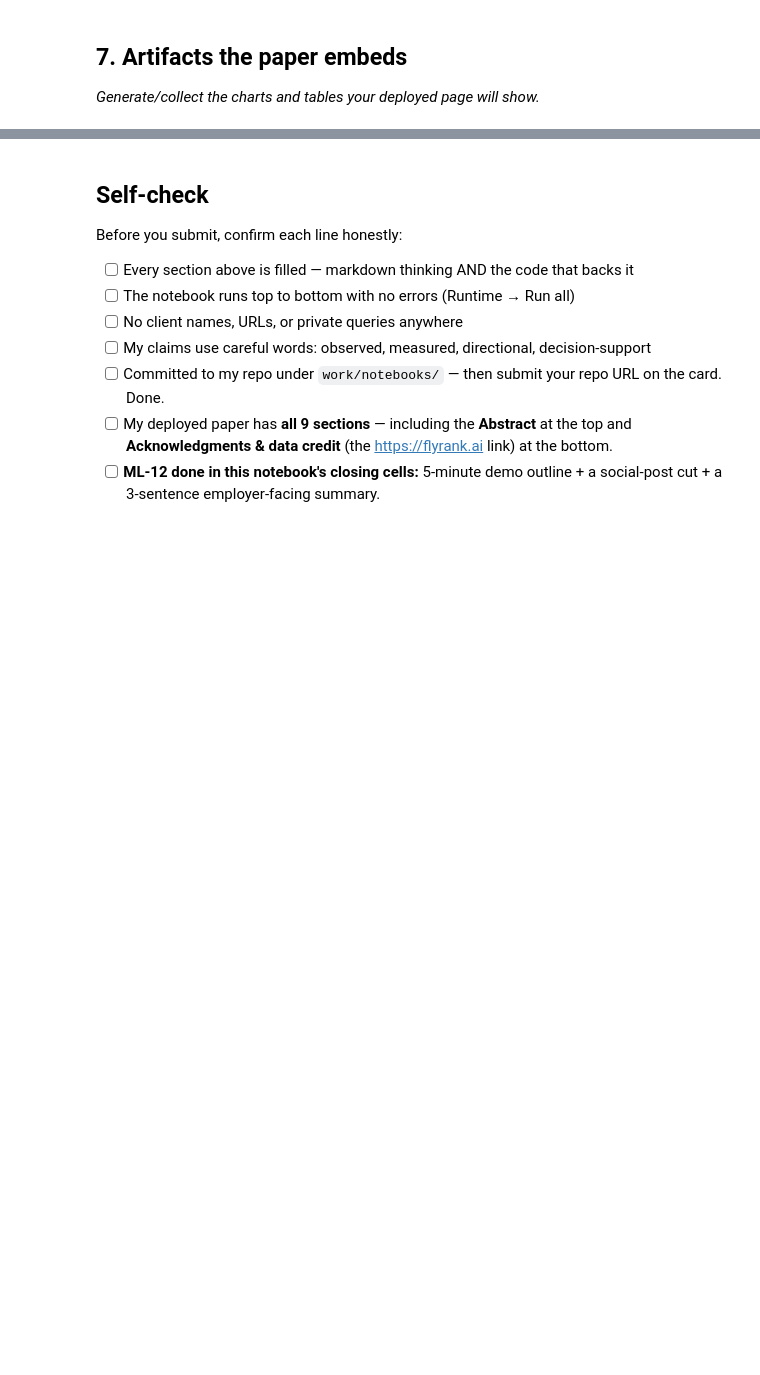
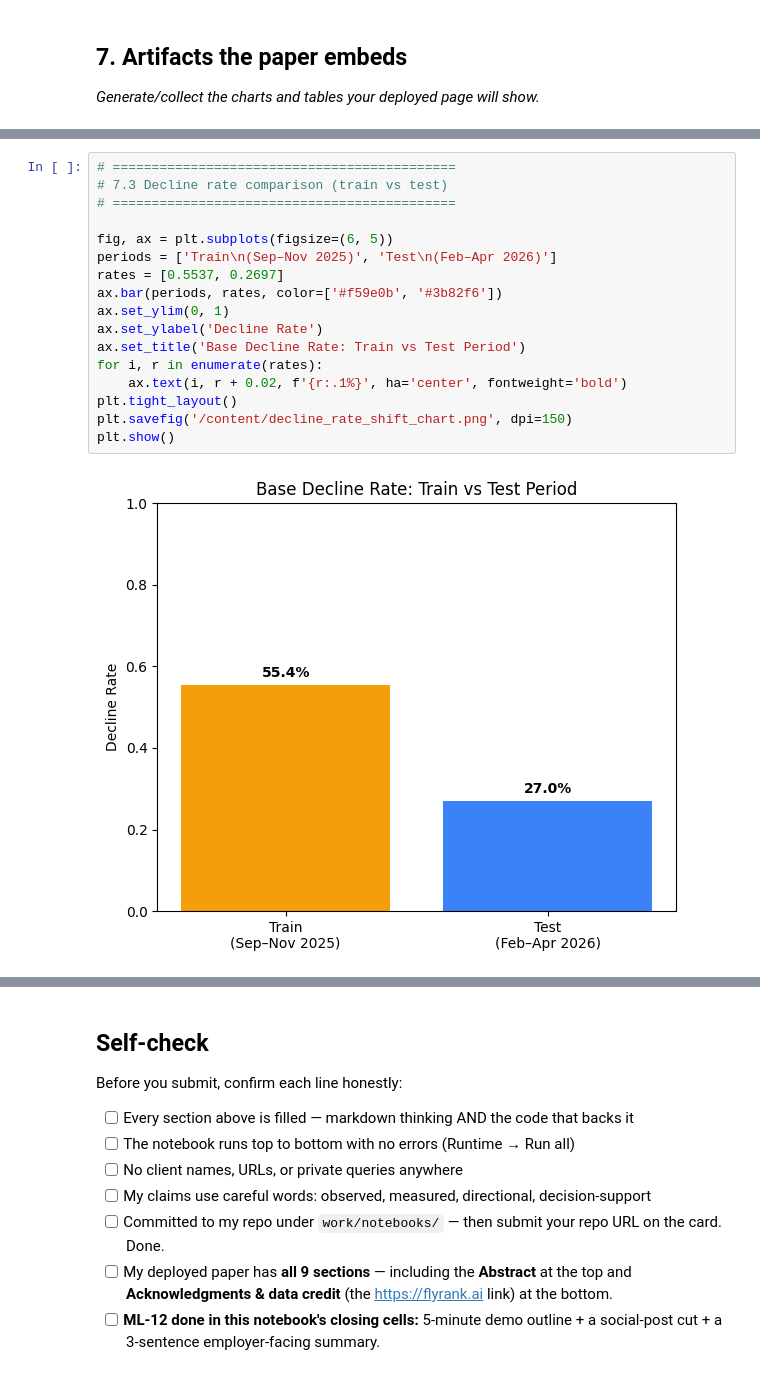
Before and after one commit to muska123-web/FlyRank-AI-Internship, a Jupyter notebook: work/notebooks/capstone.ipynb, the cells around one changed output, grey strips where cells are left out. Cells and saved outputs as stored; diff of their text form; blank space fills up the shorter version.

```diff
--- a/work/notebooks/capstone.ipynb
+++ b/work/notebooks/capstone.ipynb
@@ -36,0 +737,19 @@ This skeleton is yours to fill. Work the sections **in order** — each one has
+# %%
+# ============================================
+# 7.3 Decline rate comparison (train vs test)
+# ============================================
+
+fig, ax = plt.subplots(figsize=(6, 5))
+periods = ['Train\n(Sep–Nov 2025)', 'Test\n(Feb–Apr 2026)']
+rates = [0.5537, 0.2697]
+ax.bar(periods, rates, color=['#f59e0b', '#3b82f6'])
+ax.set_ylim(0, 1)
+ax.set_ylabel('Decline Rate')
+ax.set_title('Base Decline Rate: Train vs Test Period')
+for i, r in enumerate(rates):
+    ax.text(i, r + 0.02, f'{r:.1%}', ha='center', fontweight='bold')
+plt.tight_layout()
+plt.savefig('/content/decline_rate_shift_chart.png', dpi=150)
+plt.show()
+# %% [output]
+[figure, added]
```
Also changed, not shown: parts of 20 cells of this notebook.
